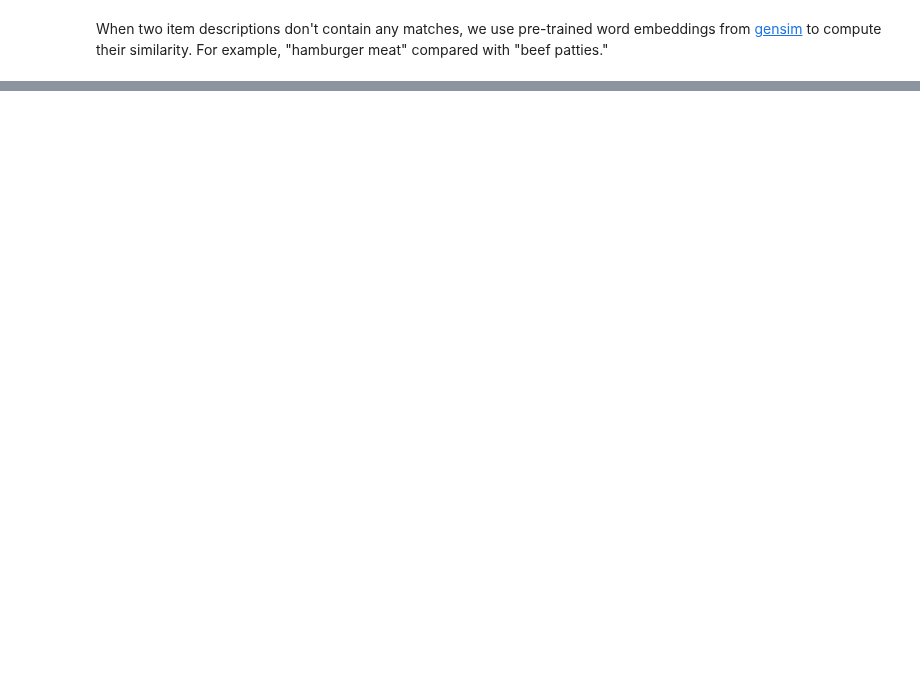
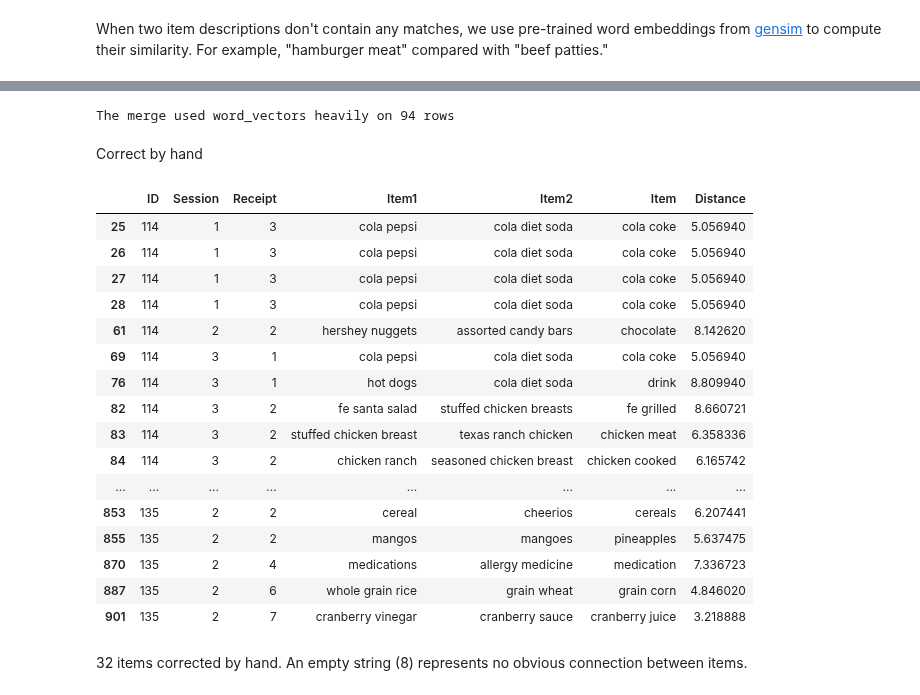
Before and after one commit to jjailer/grocery-receipt-data-cleaning, a Jupyter notebook: Scripts/merge.ipynb, the cells around one changed output, grey strips where cells are left out. Cells and saved outputs as stored; diff of their text form; code cells hidden in the pictures; blank space fills up the shorter version.

```diff
--- a/Scripts/merge.ipynb
+++ b/Scripts/merge.ipynb
@@ -85,3 +160,2 @@ df_merged12.head()
 # %%
-df_merged01_2, df_merged01_2_wv = merge.merge([df_merged01, dfs[2]], word_vectors)
-df_merged01_2.head()
+%time df_merged01_2, df_merged01_2_wv = merge.merge([df_merged01, dfs[2]], word_vectors)
@@ -101,0 +164,26 @@ print(word_vectors.wmdistance(item1, item2))
+# %%
+print(f"The merge used word_vectors heavily on {df_merged01_2_wv.shape[0]} rows")
+# %% [output]
+The merge used word_vectors heavily on 94 rows
+# %% [markdown]
+Correct by hand
+# %%
+df_merged01_2_wv
+# %% [output]
+|  | ID | Session | Receipt | Item1 | Item2 | Item | Distance |
+| 25 | 114 | 1 | 3 | cola pepsi | cola diet soda | cola coke | 5.056940 |
+| 26 | 114 | 1 | 3 | cola pepsi | cola diet soda | cola coke | 5.056940 |
+| 27 | 114 | 1 | 3 | cola pepsi | cola diet soda | cola coke | 5.056940 |
+| 28 | 114 | 1 | 3 | cola pepsi | cola diet soda | cola coke | 5.056940 |
+| 61 | 114 | 2 | 2 | hershey nuggets | assorted candy bars | chocolate | 8.142620 |
+| 69 | 114 | 3 | 1 | cola pepsi | cola diet soda | cola coke | 5.056940 |
+| 76 | 114 | 3 | 1 | hot dogs | cola diet soda | drink | 8.809940 |
+| 82 | 114 | 3 | 2 | fe santa salad | stuffed chicken breasts | fe grilled | 8.660721 |
+| 83 | 114 | 3 | 2 | stuffed chicken breast | texas ranch chicken | chicken meat | 6.358336 |
+| 84 | 114 | 3 | 2 | chicken ranch | seasoned chicken breast | chicken cooked | 6.165742 |
+| ... | ... | ... | ... | ... | ... | ... | ... |
+| 853 | 135 | 2 | 2 | cereal | cheerios | cereals | 6.207441 |
+| 855 | 135 | 2 | 2 | mangos | mangoes | pineapples | 5.637475 |
+| 870 | 135 | 2 | 4 | medications | allergy medicine | medication | 7.336723 |
+| 887 | 135 | 2 | 6 | whole grain rice | grain wheat | grain corn | 4.846020 |
+| 901 | 135 | 2 | 7 | cranberry vinegar | cranberry sauce | cranberry juice | 3.218888 |
@@ -101,0 +222,2 @@ print(word_vectors.wmdistance(item1, item2))
+# %% [markdown]
+32 items corrected by hand. An empty string (8) represents no obvious connection between items.
```
Also changed, not shown: parts of 21 cells of this notebook, 1 other file.
